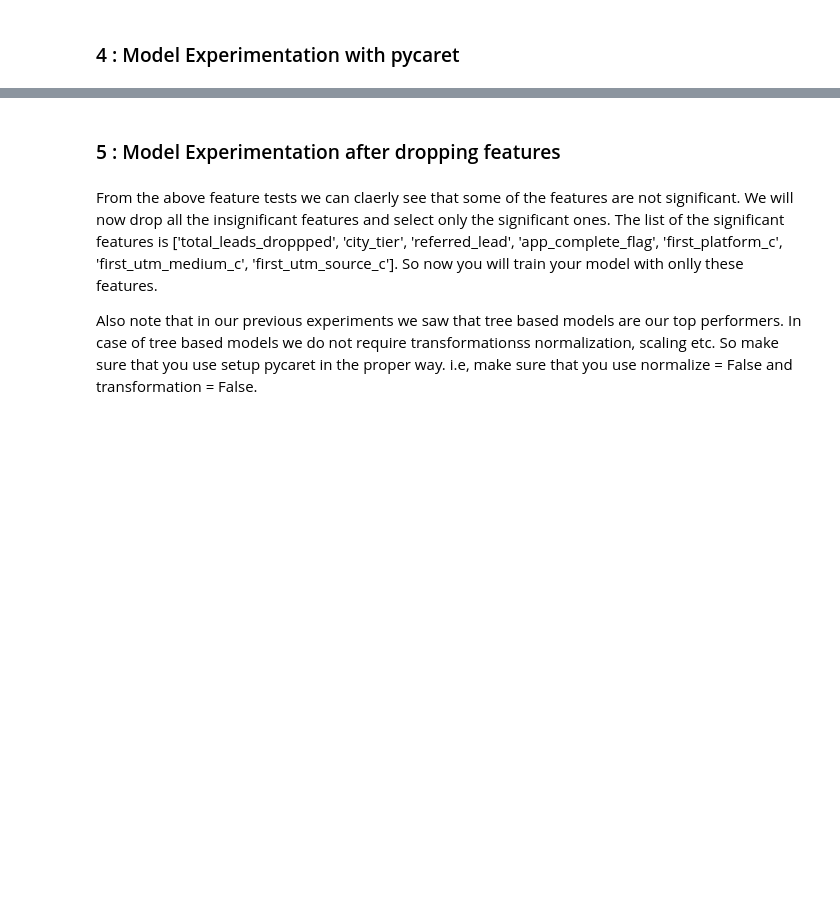
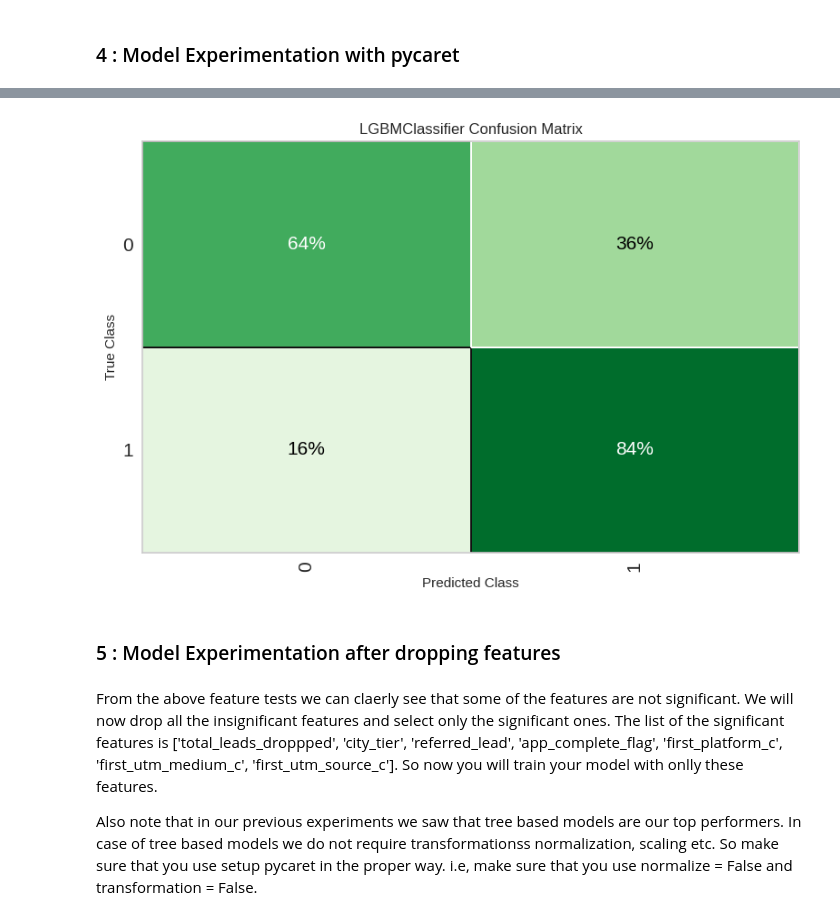
Before and after one commit to mohiteamit/upGrad-Codepro-Lead-Scoring-MLOps, a Jupyter notebook: notebooks/02.model_experimentation.ipynb, the cells around one changed output, grey strips where cells are left out. Saved outputs shown, nothing was run; the diff lists cells and outputs as text; code cells hidden in the pictures; blank space fills up the shorter version.

```diff
--- a/notebooks/02.model_experimentation.ipynb
+++ b/notebooks/02.model_experimentation.ipynb
@@ -224,0 +239,3 @@ plot_model(final_model, plot='feature')
+# %%
+plot_model(final_model, plot = 'confusion_matrix', plot_kwargs = {'percent' : True})
+# %% [output]
@@ -225,3 +243,4 @@ plot_model(final_model, plot='feature')
+[figure, added]
 # %% [markdown]
 ### 5 : Model Experimentation after dropping features
 # %% [markdown]
```
Also changed, not shown: parts of 4 cells of this notebook.
